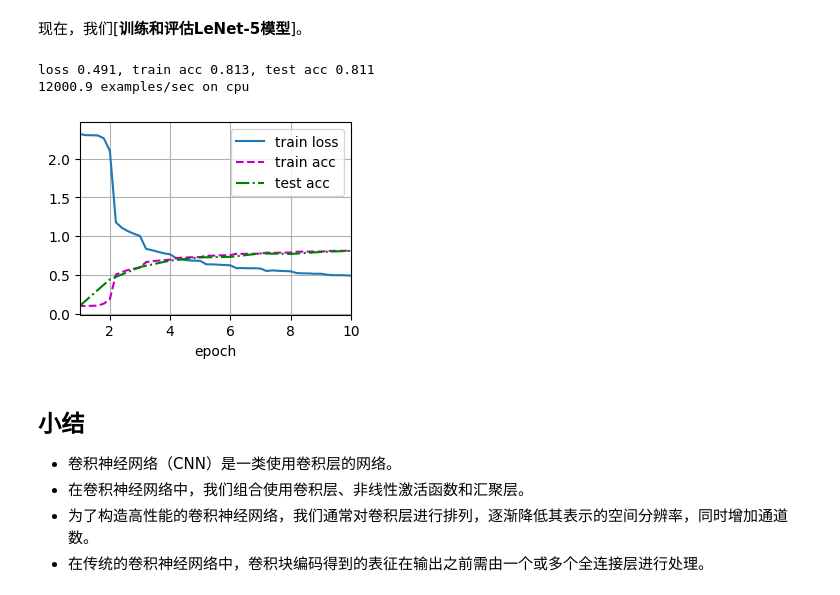
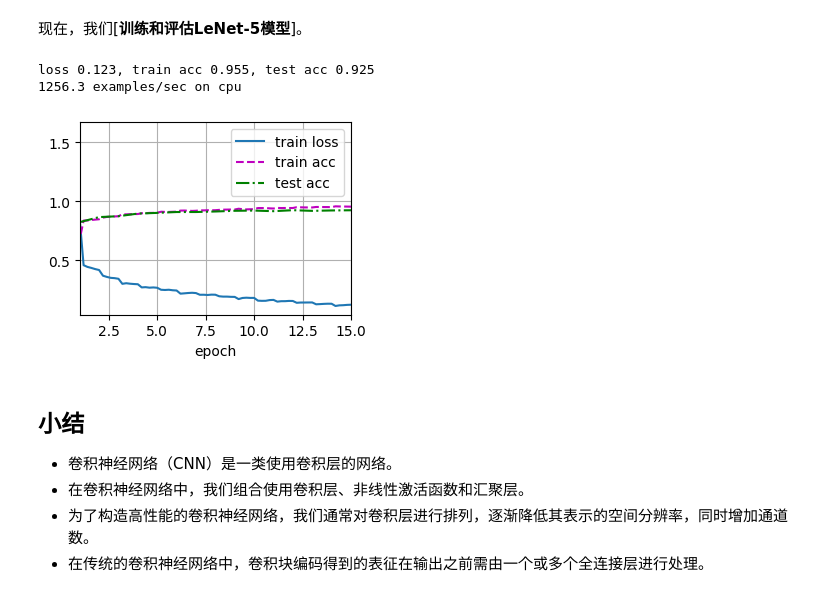
Before and after one commit to kang0x0/d2l-pytorch-notes, a Jupyter notebook: chapter_convolutional-neural-networks/lenet.ipynb, the cells around one changed output. Cells and saved outputs as stored; diff of their text form; code cells hidden in the pictures.

```diff
--- a/chapter_convolutional-neural-networks/lenet.ipynb
+++ b/chapter_convolutional-neural-networks/lenet.ipynb
@@ -38,9 +38,19 @@ import torch
 from torch import nn
 # from d2l import torch as d2l
 
+# net = nn.Sequential(
+#     nn.Conv2d(1, 6, kernel_size=5, padding=2), nn.Sigmoid(),
+#     nn.AvgPool2d(kernel_size=2, stride=2),
+#     nn.Conv2d(6, 16, kernel_size=5), nn.Sigmoid(),
+#     nn.AvgPool2d(kernel_size=2, stride=2),
+#     nn.Flatten(),
+#     nn.Linear(16 * 5 * 5, 120), nn.Sigmoid(),
+#     nn.Linear(120, 84), nn.Sigmoid(),
+#     nn.Linear(84, 10))
+
 net = nn.Sequential(
     nn.Conv2d(1, 6, kernel_size=5, padding=2), nn.Sigmoid(),
-    nn.AvgPool2d(kernel_size=2, stride=2),
+    nn.MaxPool2d(kernel_size=2, stride=2),
     nn.Conv2d(6, 16, kernel_size=5), nn.Sigmoid(),
     nn.AvgPool2d(kernel_size=2, stride=2),
     nn.Flatten(),
@@ -307,16 +432,31 @@ def train_ch6(net, train_iter, test_iter, num_epochs, lr, device):
 # %%
 def try_gpu(i=0):  #@save
     """如果存在，则返回gpu(i)，否则返回cpu()"""
     if torch.cuda.device_count() >= i + 1:
         return torch.device(f'cuda:{i}')
     return torch.device('cpu')
 
-lr, num_epochs = 0.9, 10
-train_ch6(net, train_iter, test_iter, num_epochs, lr, try_gpu())
+# lr, num_epochs = 0.9, 10
+# train_ch6(net, train_iter, test_iter, num_epochs, lr, try_gpu())
+
+# 使用改进的网络进行训练
+def train_improved_net():
+    # 设置训练参数
+    lr, num_epochs = 0.001, 15  # 降低学习率，增加训练轮数
+
+    # 重新加载数据（确保使用相同的数据）
+    batch_size = 256
+    train_iter, test_iter = load_data_fashion_mnist(batch_size=batch_size)
+
+    # 使用Adam优化器训练改进的网络
+    train_ch6_custom_optimizer(improved_net, train_iter, test_iter, num_epochs, lr, try_gpu(), 'Adam')
+
+# 执行训练
+train_improved_net()
 # %% [output]
-loss 0.491, train acc 0.813, test acc 0.811
-12000.9 examples/sec on cpu
+loss 0.123, train acc 0.955, test acc 0.925
+1256.3 examples/sec on cpu
-[figure, old version]
+[figure, new version]
 # %% [markdown]
 ## 小结
 
```
Also changed, not shown: parts of 4 cells of this notebook.
